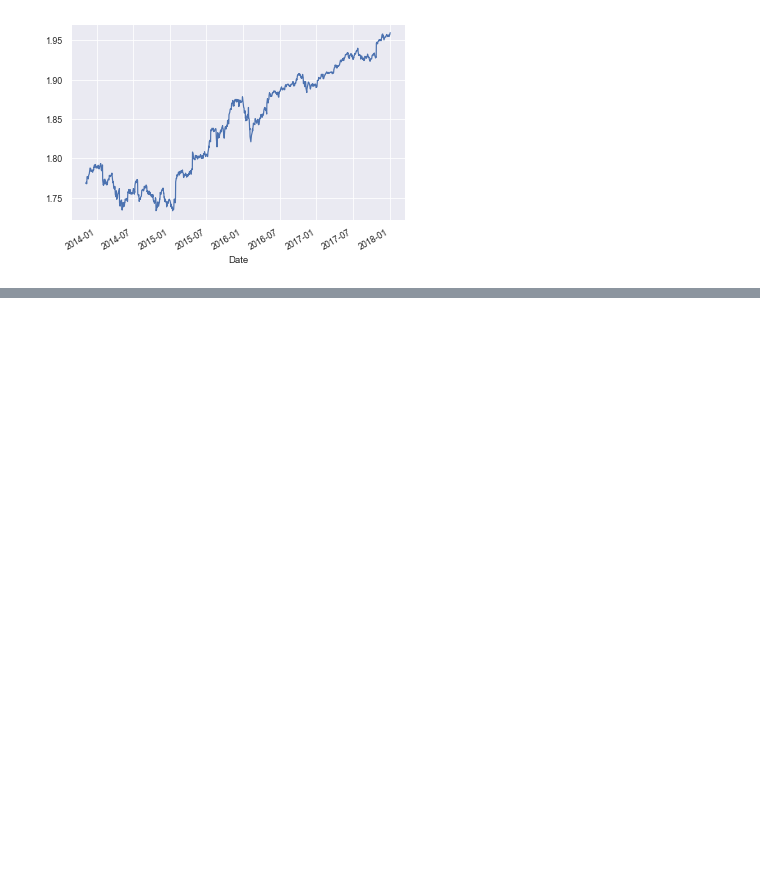
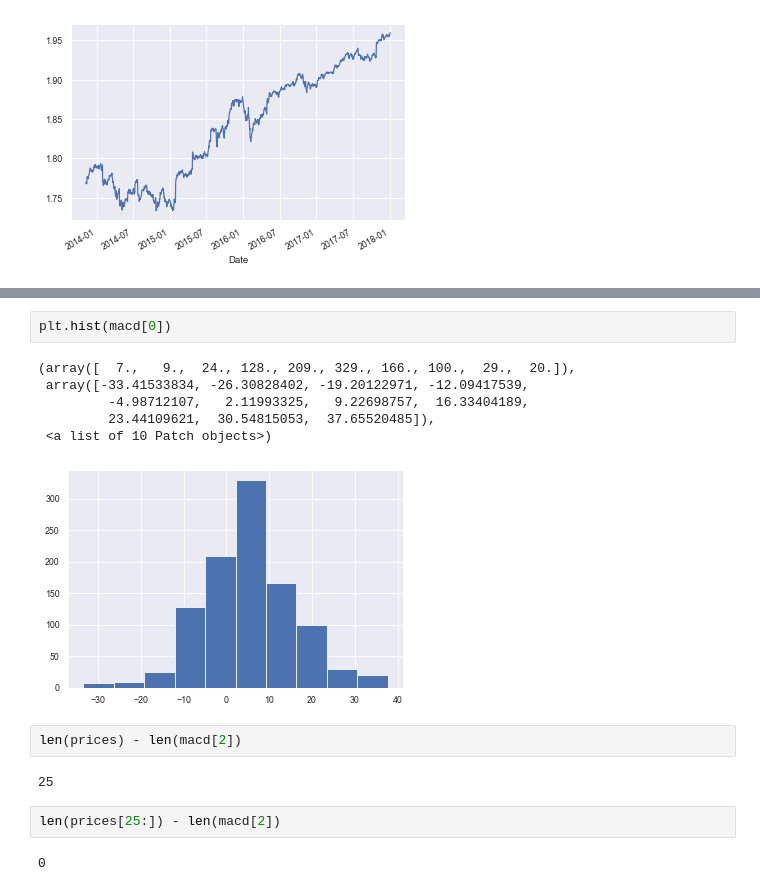
Before and after one commit to AaruranLog/rl-trading, a Jupyter notebook: data-study.ipynb, the cells around one changed output, grey strips where cells are left out. Drawn from its saved outputs; the diff is of its cells as text; blank space fills up the shorter version.

```diff
--- a/data-study.ipynb
+++ b/data-study.ipynb
@@ -166,0 +169,17 @@ df['prices'].apply(np.log).apply(np.log).plot()
+# %%
+plt.hist(macd[0])
+# %% [output]
+(array([  7.,   9.,  24., 128., 209., 329., 166., 100.,  29.,  20.]),
+ array([-33.41533834, -26.30828402, -19.20122971, -12.09417539,
+         -4.98712107,   2.11993325,   9.22698757,  16.33404189,
+         23.44109621,  30.54815053,  37.65520485]),
+ <a list of 10 Patch objects>)
+[figure, added]
+# %%
+len(prices) - len(macd[2])
+# %% [output]
+25
+# %%
+len(prices[25:]) - len(macd[2])
+# %% [output]
+0
```
Also changed, not shown: parts of 11 cells of this notebook, 5 other files.
